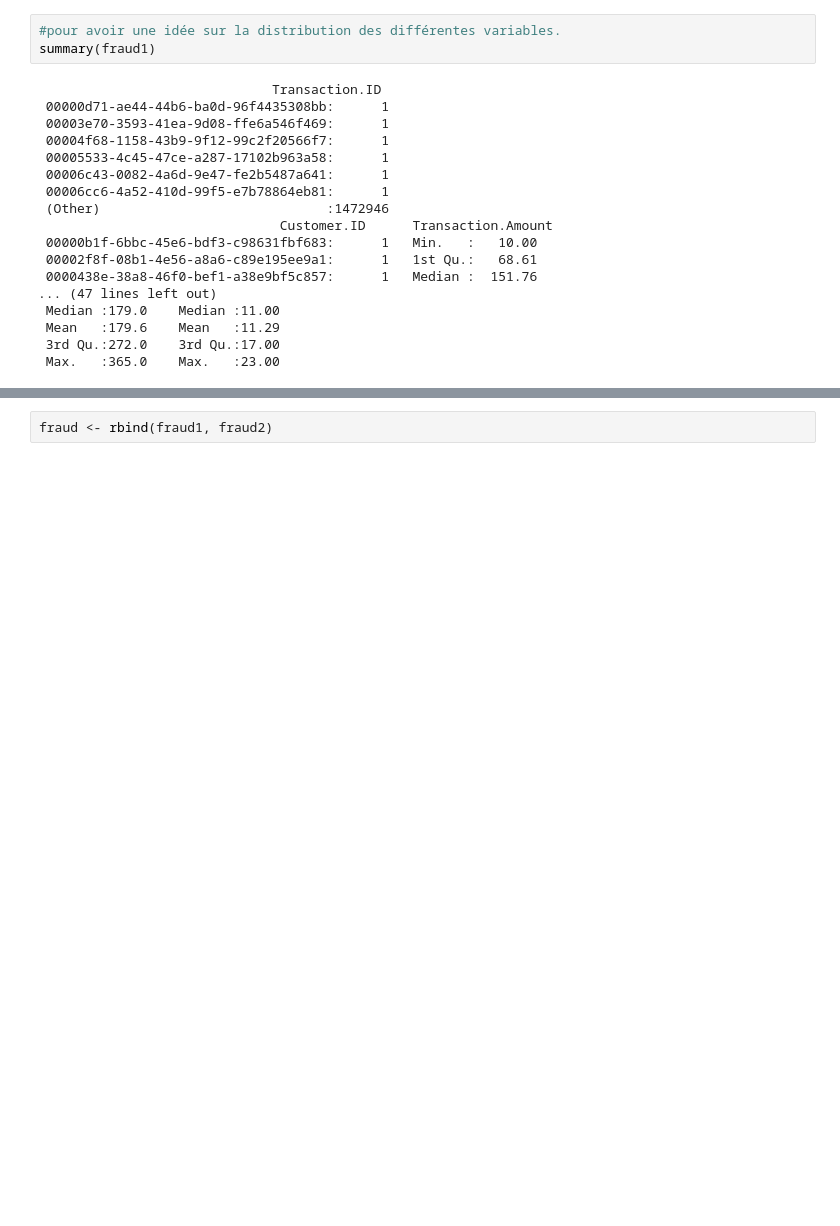
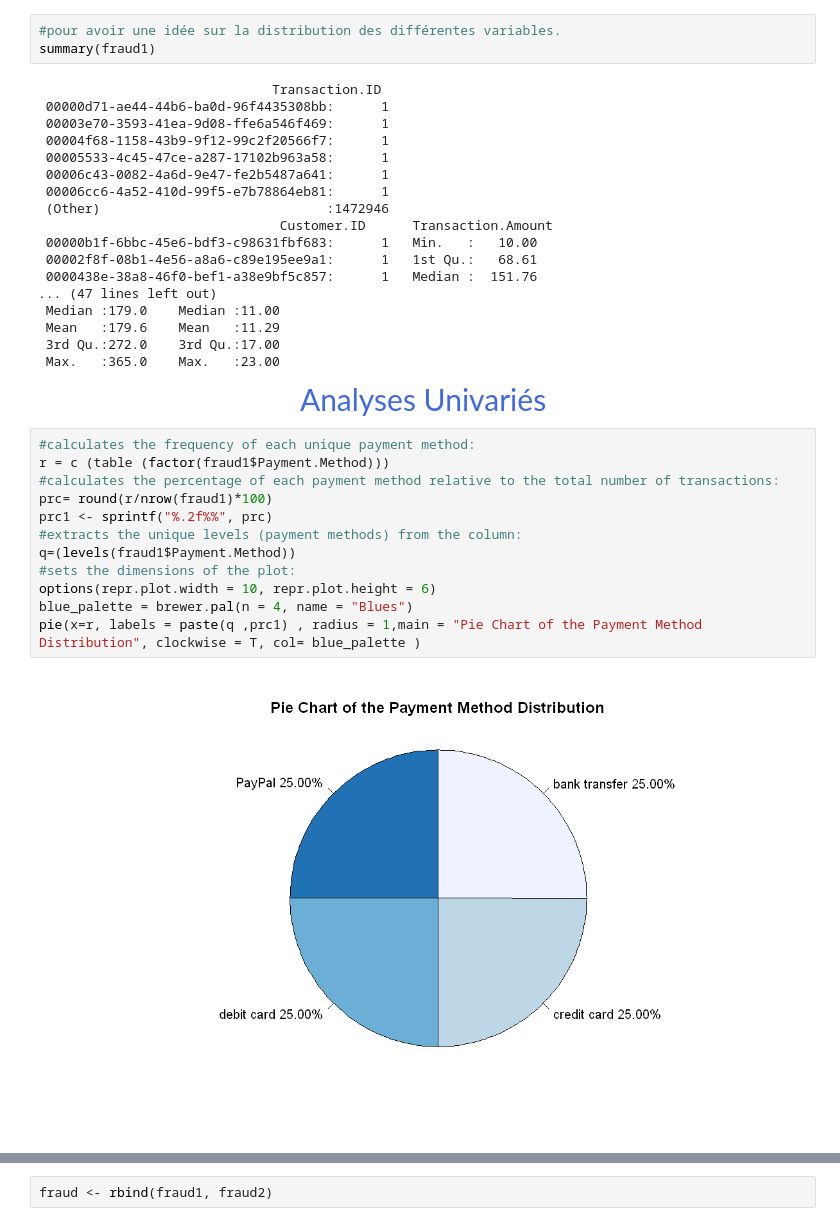
Before and after one commit to farahhmathlouthi/Laptops-Prices-Prediction, a Jupyter notebook: Rproject.ipynb, the cells around one changed output, grey strips where cells are left out. Drawn from its saved outputs; the diff is of its cells as text; blank space fills up the shorter version.

```diff
--- a/Rproject.ipynb
+++ b/Rproject.ipynb
@@ -109,3 +128,19 @@ summary(fraud1)
  Mean   :179.6    Mean   :11.29
  3rd Qu.:272.0    3rd Qu.:17.00
  Max.   :365.0    Max.   :23.00
+# %% [markdown]
+<div style="color: #4169E1; font-size:30px; text-align:center;">Analyses Univariés</div>
+# %%
+#calculates the frequency of each unique payment method:
+r = c (table (factor(fraud1$Payment.Method)))
+#calculates the percentage of each payment method relative to the total number of transactions:
+prc= round(r/nrow(fraud1)*100)
+prc1 <- sprintf("%.2f%%", prc)
+#extracts the unique levels (payment methods) from the column:
+q=(levels(fraud1$Payment.Method))
+#sets the dimensions of the plot:
+options(repr.plot.width = 10, repr.plot.height = 6)
+blue_palette = brewer.pal(n = 4, name = "Blues")
+pie(x=r, labels = paste(q ,prc1) , radius = 1,main = "Pie Chart of the Payment Method Distribution", clockwise = T, col= blue_palette )
+# %% [output]
+[figure, added]
```
Also changed, not shown: parts of 27 cells of this notebook.
